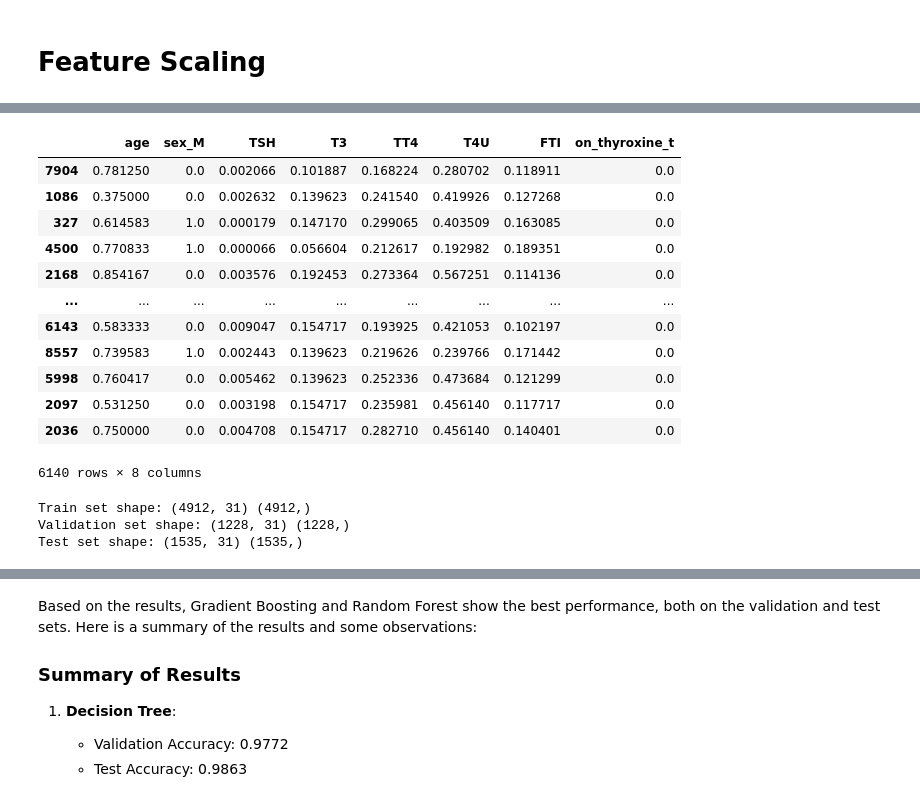
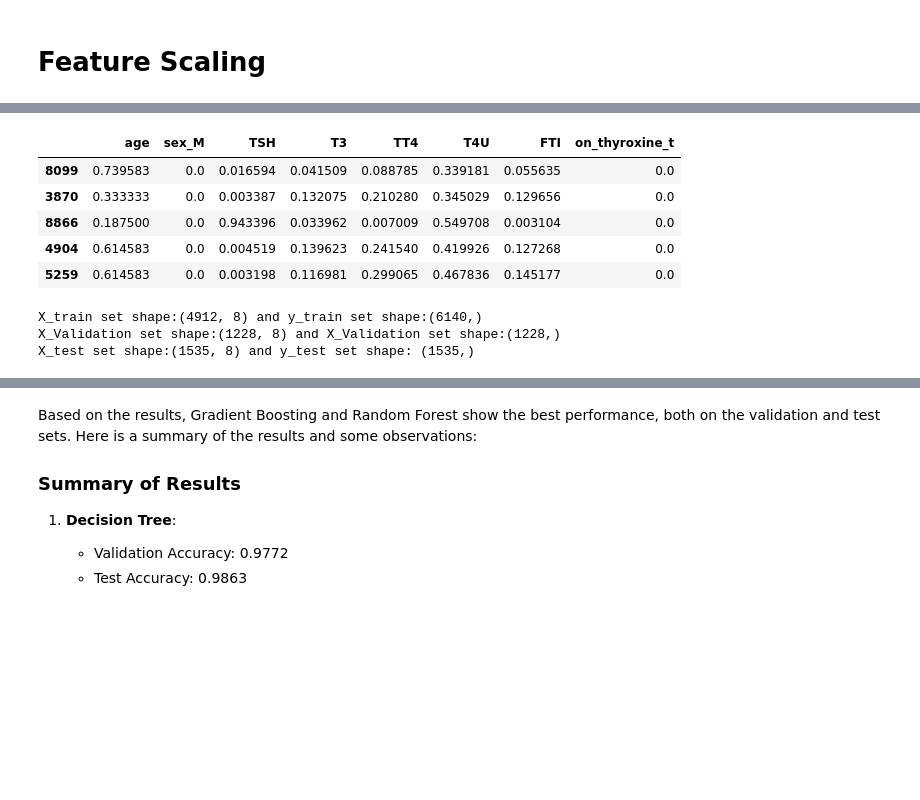
Before and after one commit to MokshJaiswal/ML-Project, a Jupyter notebook: TDD_w_SplitData_changed.ipynb, the cells around one changed output, grey strips where cells are left out. Cells and saved outputs as stored; diff of their text form; code cells hidden in the pictures; blank space fills up the shorter version.

```diff
--- a/TDD_w_SplitData_changed.ipynb
+++ b/TDD_w_SplitData_changed.ipynb
@@ -1184,5 +1168,8 @@ for i in range(len(data_sets)):
 
 
 X_train = encoded_data_sets[0]
-X_train
+X_test = encoded_data_sets[1]
+
+print(X_train.shape)
+print(X_test.shape)
 # %% [output]
@@ -1202,3 +1177,0 @@ X_train
-# %%
-X_test = encoded_data_sets[0]
-X_test
@@ -1315,18 +1279,11 @@ X_train_reduced
 # %%
-X_test_reduced
+X_test_reduced.head()
 # %% [output]
 |  | age | sex_M | TSH | T3 | TT4 | T4U | FTI | on_thyroxine_t |
-| 7904 | 0.781250 | 0.0 | 0.002066 | 0.101887 | 0.168224 | 0.280702 | 0.118911 | 0.0 |
-| 1086 | 0.375000 | 0.0 | 0.002632 | 0.139623 | 0.241540 | 0.419926 | 0.127268 | 0.0 |
-| 327 | 0.614583 | 1.0 | 0.000179 | 0.147170 | 0.299065 | 0.403509 | 0.163085 | 0.0 |
-| 4500 | 0.770833 | 1.0 | 0.000066 | 0.056604 | 0.212617 | 0.192982 | 0.189351 | 0.0 |
-| 2168 | 0.854167 | 0.0 | 0.003576 | 0.192453 | 0.273364 | 0.567251 | 0.114136 | 0.0 |
-| ... | ... | ... | ... | ... | ... | ... | ... | ... |
-| 6143 | 0.583333 | 0.0 | 0.009047 | 0.154717 | 0.193925 | 0.421053 | 0.102197 | 0.0 |
-| 8557 | 0.739583 | 1.0 | 0.002443 | 0.139623 | 0.219626 | 0.239766 | 0.171442 | 0.0 |
-| 5998 | 0.760417 | 0.0 | 0.005462 | 0.139623 | 0.252336 | 0.473684 | 0.121299 | 0.0 |
-| 2097 | 0.531250 | 0.0 | 0.003198 | 0.154717 | 0.235981 | 0.456140 | 0.117717 | 0.0 |
-| 2036 | 0.750000 | 0.0 | 0.004708 | 0.154717 | 0.282710 | 0.456140 | 0.140401 | 0.0 |
+| 8099 | 0.739583 | 0.0 | 0.016594 | 0.041509 | 0.088785 | 0.339181 | 0.055635 | 0.0 |
+| 3870 | 0.333333 | 0.0 | 0.003387 | 0.132075 | 0.210280 | 0.345029 | 0.129656 | 0.0 |
+| 8866 | 0.187500 | 0.0 | 0.943396 | 0.033962 | 0.007009 | 0.549708 | 0.003104 | 0.0 |
+| 4904 | 0.614583 | 0.0 | 0.004519 | 0.139623 | 0.241540 | 0.419926 | 0.127268 | 0.0 |
+| 5259 | 0.614583 | 0.0 | 0.003198 | 0.116981 | 0.299065 | 0.467836 | 0.145177 | 0.0 |
-6140 rows × 8 columns
 # %%
 # Further split X_train into train and validation sets (80% train, 20% validation)
@@ -1334,12 +1291,12 @@ X_train, X_val, Y_train, Y_val = train_test_split(X_train, Y_train, test_size=0.
 # %%
 # Checking the shape of train, test and validation set
-print("Train set shape:", X_train.shape, Y_train.shape)
-print("Validation set shape:", X_val.shape, Y_val.shape)
-print("Test set shape:", X_test.shape, Y_test.shape)
+print(f"X_train set shape:{X_train_final.shape} and y_train set shape:{y_train.shape}")
+print(f"X_Validation set shape:{X_val.shape} and X_Validation set shape:{y_val.shape}")
+print(f"X_test set shape:{X_test_reduced.shape} and y_test set shape: {y_test.shape}")
 # %% [output]
-Train set shape: (4912, 31) (4912,)
-Validation set shape: (1228, 31) (1228,)
-Test set shape: (1535, 31) (1535,)
+X_train set shape:(4912, 8) and y_train set shape:(6140,)
+X_Validation set shape:(1228, 8) and X_Validation set shape:(1228,)
+X_test set shape:(1535, 8) and y_test set shape: (1535,)
 # %%
 from sklearn.model_selection import GridSearchCV, StratifiedKFold, cross_val_score
 from sklearn.pipeline import Pipeline
```
Also changed, not shown: parts of 18 cells of this notebook.
